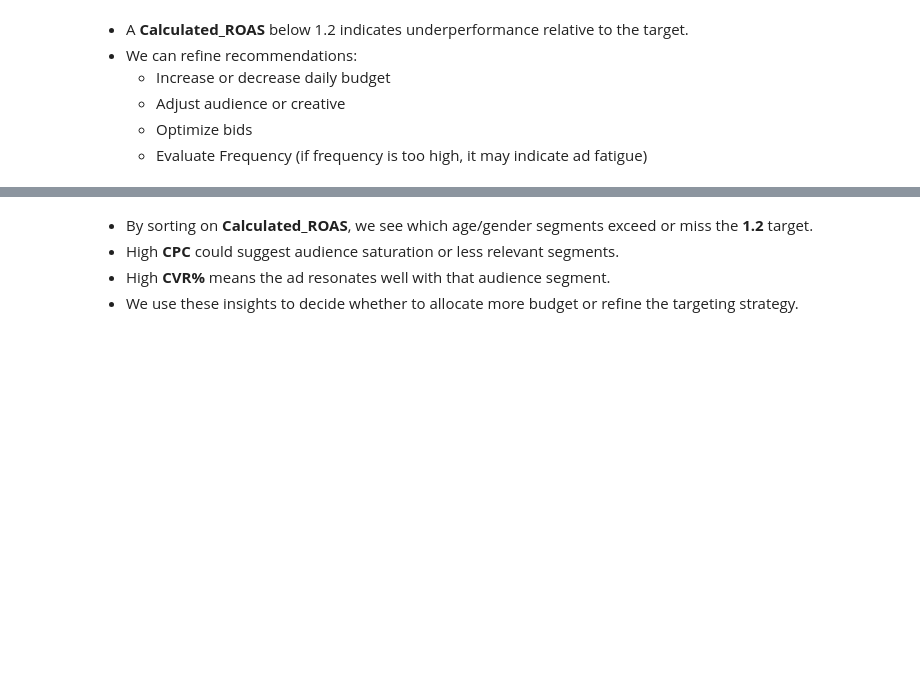
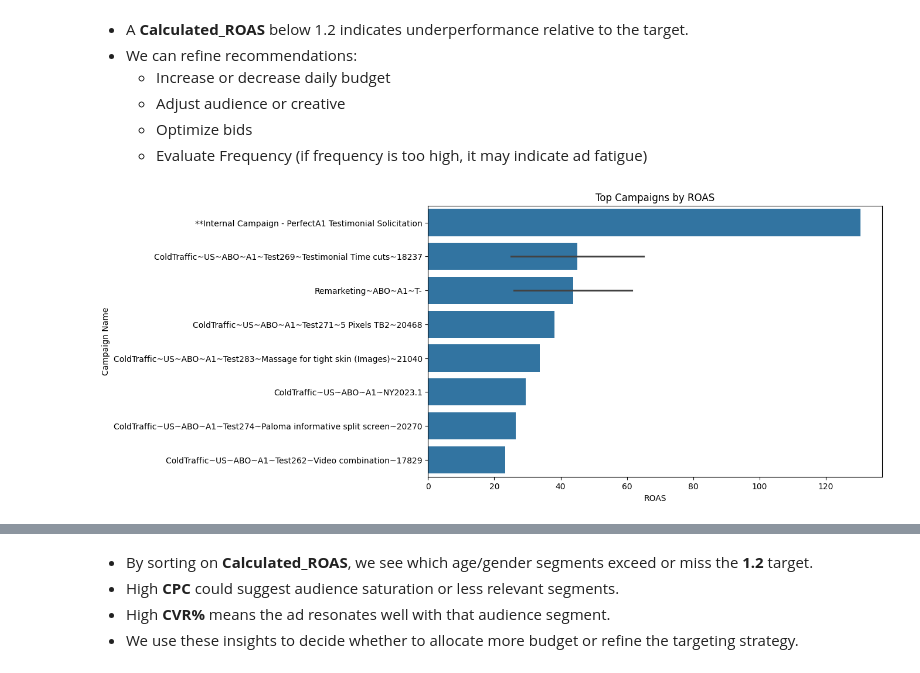
Before and after one commit to ShovalBenjer/ShovalBenjer, a Jupyter notebook: Marketing_Social_Analysis.ipynb, the cells around one changed output, grey strips where cells are left out. Cells and saved outputs as stored; diff of their text form; code cells hidden in the pictures; blank space fills up the shorter version.

```diff
--- a/Marketing_Social_Analysis.ipynb
+++ b/Marketing_Social_Analysis.ipynb
@@ -392,6 +380,18 @@ plt.show()
   - Adjust audience or creative
   - Optimize bids
   - Evaluate Frequency (if frequency is too high, it may indicate ad fatigue)
+# %%
+# Top 10 campaigns by ROAS
+top_campaigns = pivot_campaign.head(10).reset_index()
+
+plt.figure(figsize=(10, 6))
+sns.barplot(data=top_campaigns, x='Calculated_ROAS', y='Campaign name')
+plt.title("Top Campaigns by ROAS")
+plt.xlabel("ROAS")
+plt.ylabel("Campaign Name")
+plt.show()
+# %% [output]
+[figure, added]
 # %%
 """
 Break down performance by age and gender to derive insights on:
```
Also changed, not shown: parts of 6 cells of this notebook.
